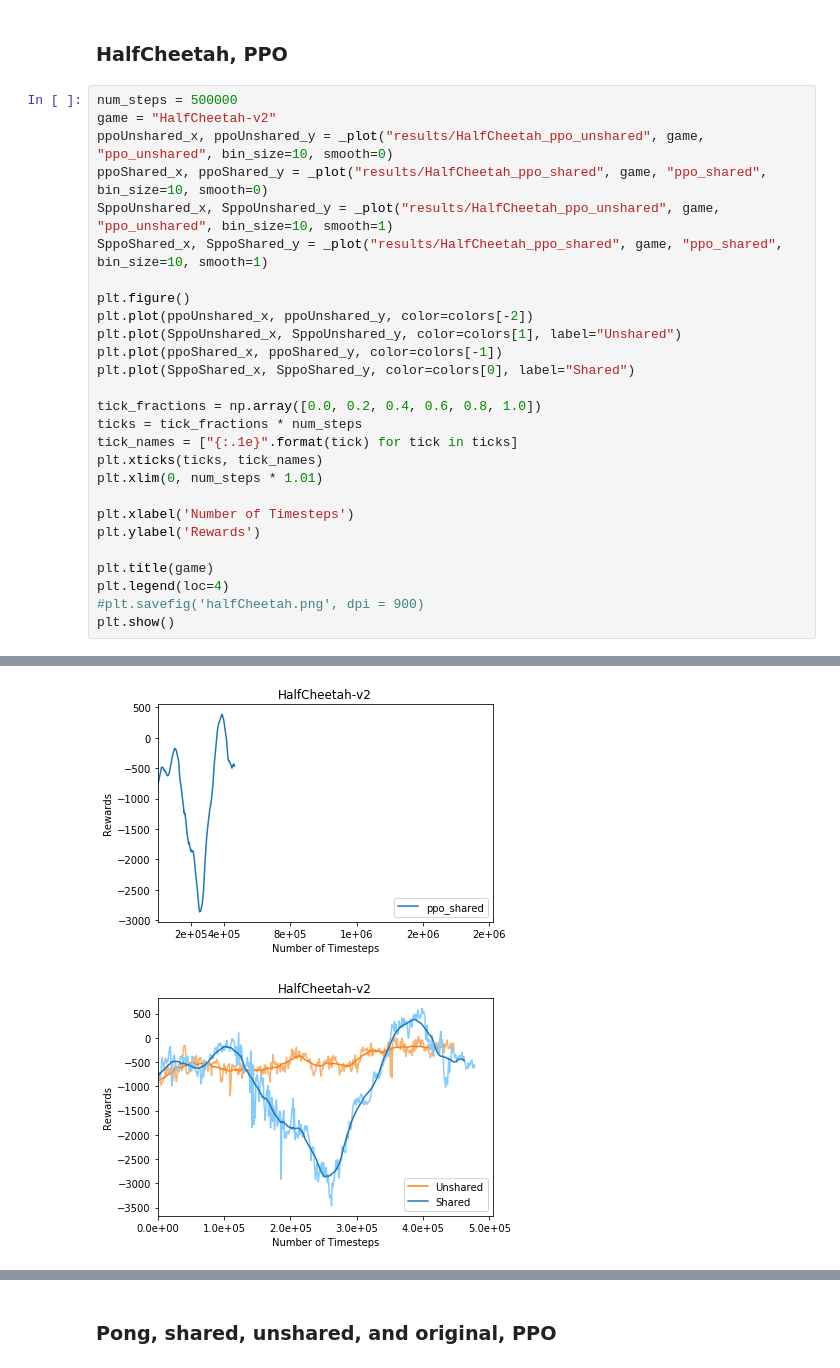
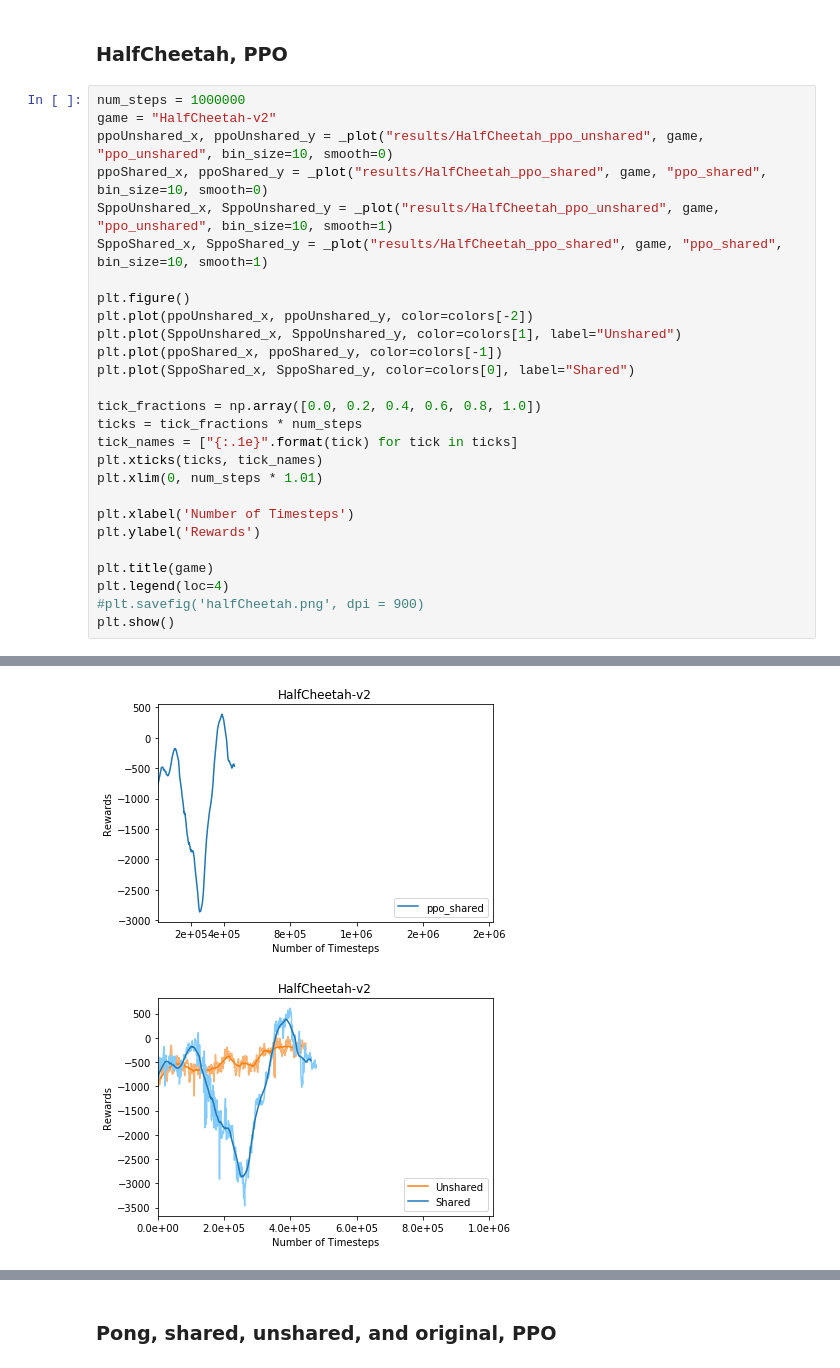
Before and after one commit to jeffleft/ece276c, a Jupyter notebook: visualize.ipynb, the cells around one changed output, grey strips where cells are left out. Saved outputs shown, nothing was run; the diff lists cells and outputs as text.

```diff
--- a/visualize.ipynb
+++ b/visualize.ipynb
@@ -175,35 +239,35 @@ plt.show()
 # %% [markdown]
 ### HalfCheetah, PPO
 # %%
-num_steps = 500000
+num_steps = 1000000
 game = "HalfCheetah-v2"
 ppoUnshared_x, ppoUnshared_y = _plot("results/HalfCheetah_ppo_unshared", game, "ppo_unshared", bin_size=10, smooth=0)
 ppoShared_x, ppoShared_y = _plot("results/HalfCheetah_ppo_shared", game, "ppo_shared", bin_size=10, smooth=0)
 SppoUnshared_x, SppoUnshared_y = _plot("results/HalfCheetah_ppo_unshared", game, "ppo_unshared", bin_size=10, smooth=1)
 SppoShared_x, SppoShared_y = _plot("results/HalfCheetah_ppo_shared", game, "ppo_shared", bin_size=10, smooth=1)
 
 plt.figure()
 plt.plot(ppoUnshared_x, ppoUnshared_y, color=colors[-2])
 plt.plot(SppoUnshared_x, SppoUnshared_y, color=colors[1], label="Unshared")
 plt.plot(ppoShared_x, ppoShared_y, color=colors[-1])
 plt.plot(SppoShared_x, SppoShared_y, color=colors[0], label="Shared")
 
 tick_fractions = np.array([0.0, 0.2, 0.4, 0.6, 0.8, 1.0])
 ticks = tick_fractions * num_steps
 tick_names = ["{:.1e}".format(tick) for tick in ticks]
 plt.xticks(ticks, tick_names)
 plt.xlim(0, num_steps * 1.01)
 
 plt.xlabel('Number of Timesteps')
 plt.ylabel('Rewards')
 
 plt.title(game)
 plt.legend(loc=4)
 #plt.savefig('halfCheetah.png', dpi = 900)
 plt.show()
 # %% [output]
 [figure]
 [figure]
 [figure]
 [figure]
-[figure, old version]
+[figure, new version]
```
Also changed, not shown: parts of 9 cells of this notebook, 25 other files.
